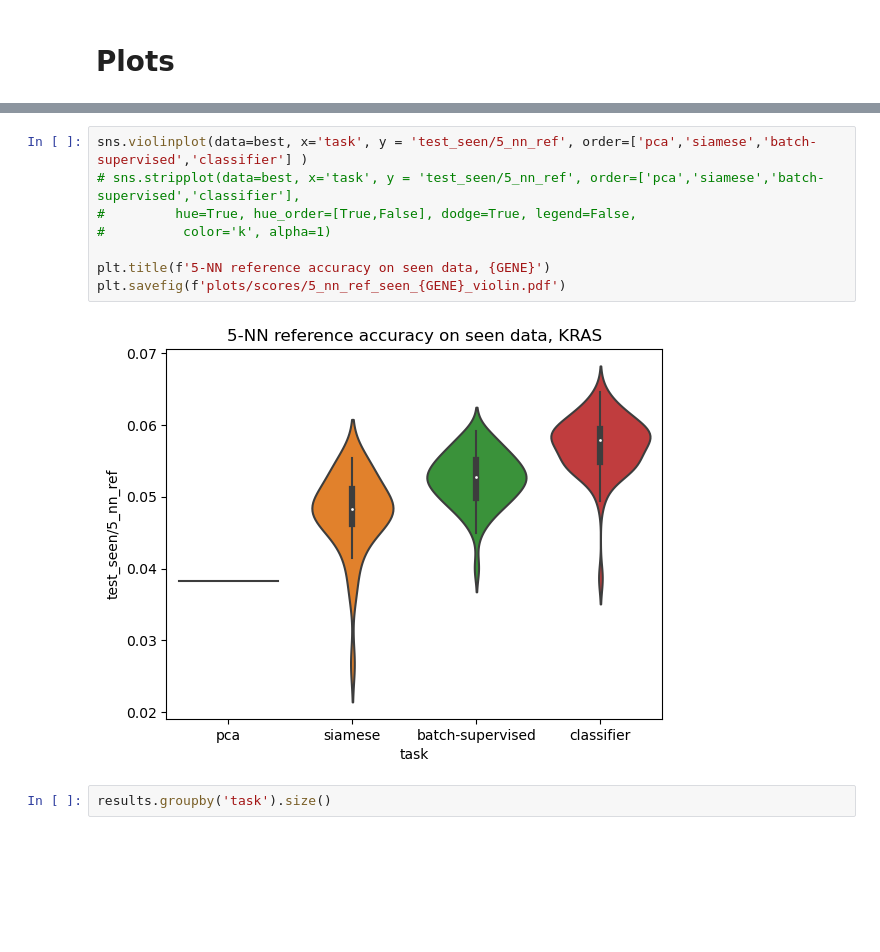
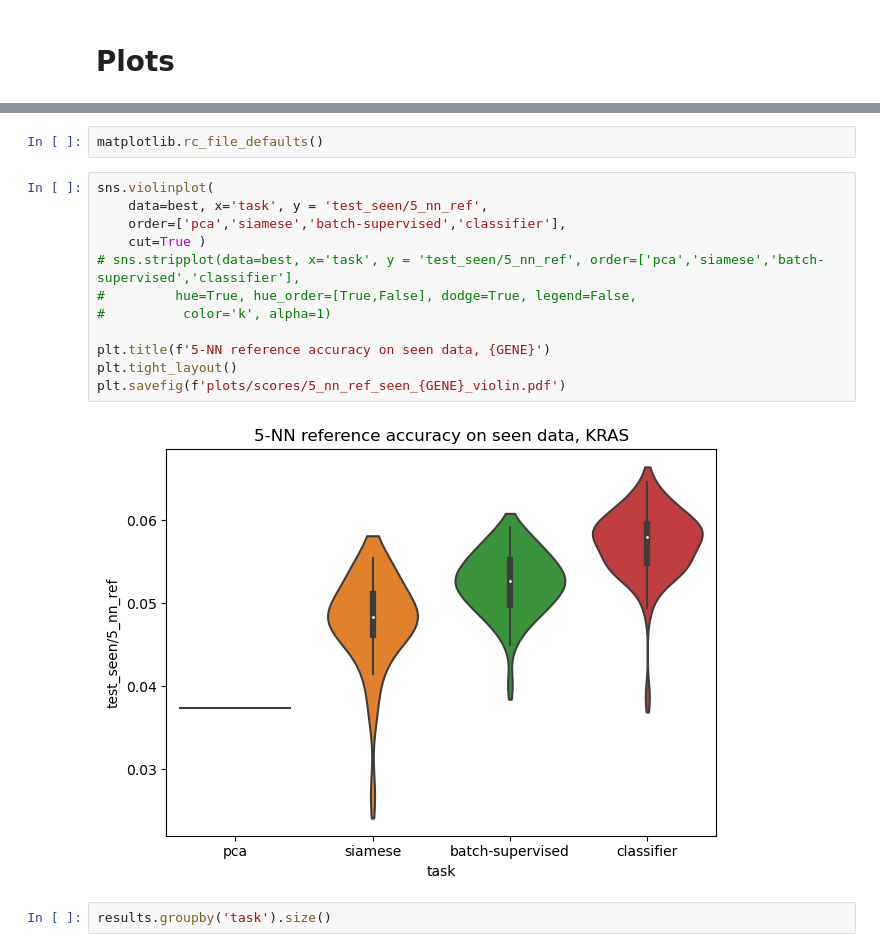
Before and after one commit to Lucas-Gui/sc_contrast, a Jupyter notebook: score_plot.ipynb, the cells around one changed output, grey strips where cells are left out. Drawn from its saved outputs; the diff is of its cells as text; blank space fills up the shorter version.

```diff
--- a/score_plot.ipynb
+++ b/score_plot.ipynb
@@ -190,13 +194,19 @@ plt.savefig(f'plots/scores/5_nn_ref_seen_{GENE}_strip.pdf')
+# %%
+matplotlib.rc_file_defaults()
 # %%
-sns.violinplot(data=best, x='task', y = 'test_seen/5_nn_ref', order=['pca','siamese','batch-supervised','classifier'] )
+sns.violinplot(
+    data=best, x='task', y = 'test_seen/5_nn_ref',
+    order=['pca','siamese','batch-supervised','classifier'],
+    cut=True )
 # sns.stripplot(data=best, x='task', y = 'test_seen/5_nn_ref', order=['pca','siamese','batch-supervised','classifier'],
 #         hue=True, hue_order=[True,False], dodge=True, legend=False,
 #          color='k', alpha=1)
 
 plt.title(f'5-NN reference accuracy on seen data, {GENE}')
+plt.tight_layout()
 plt.savefig(f'plots/scores/5_nn_ref_seen_{GENE}_violin.pdf')
 # %% [output]
-[figure, old version]
+[figure, new version]
 # %%
 results.groupby('task').size()
 # %% [output]
```
Also changed, not shown: parts of 7 cells of this notebook, 1 other file.
